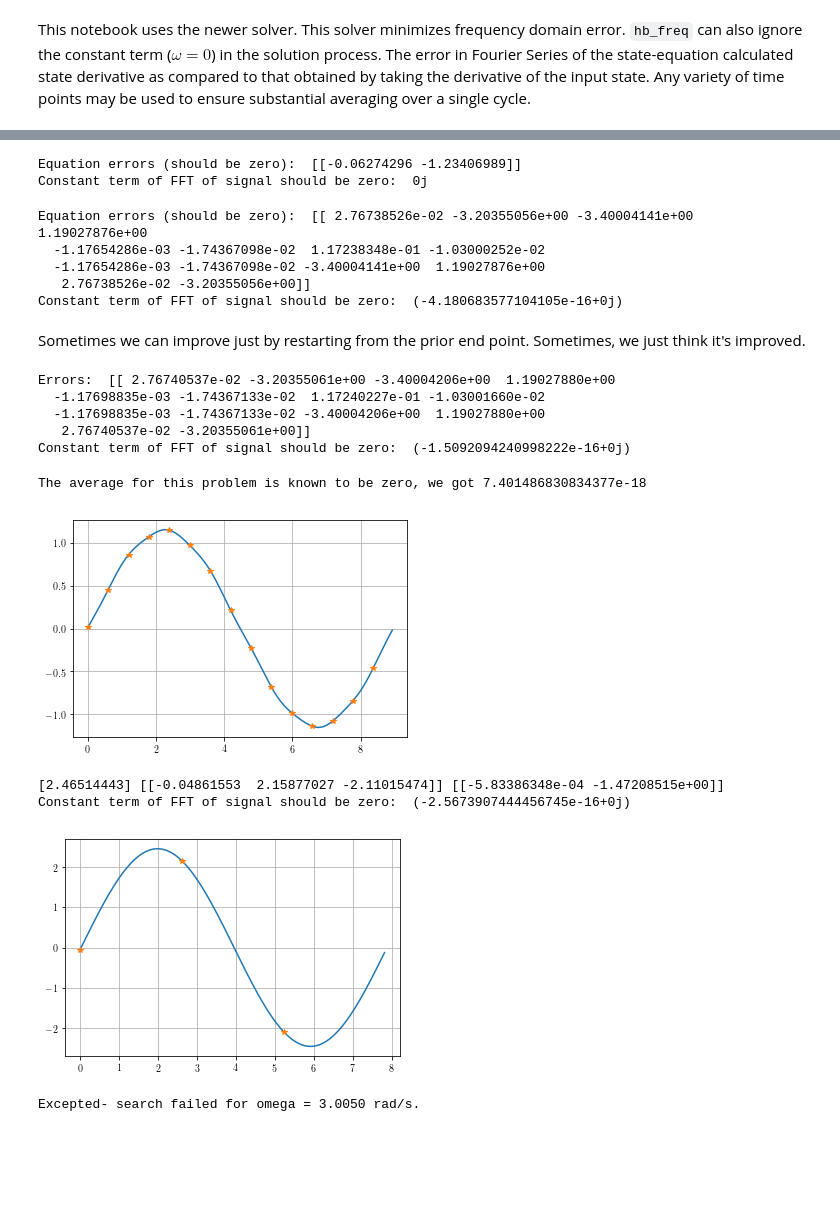
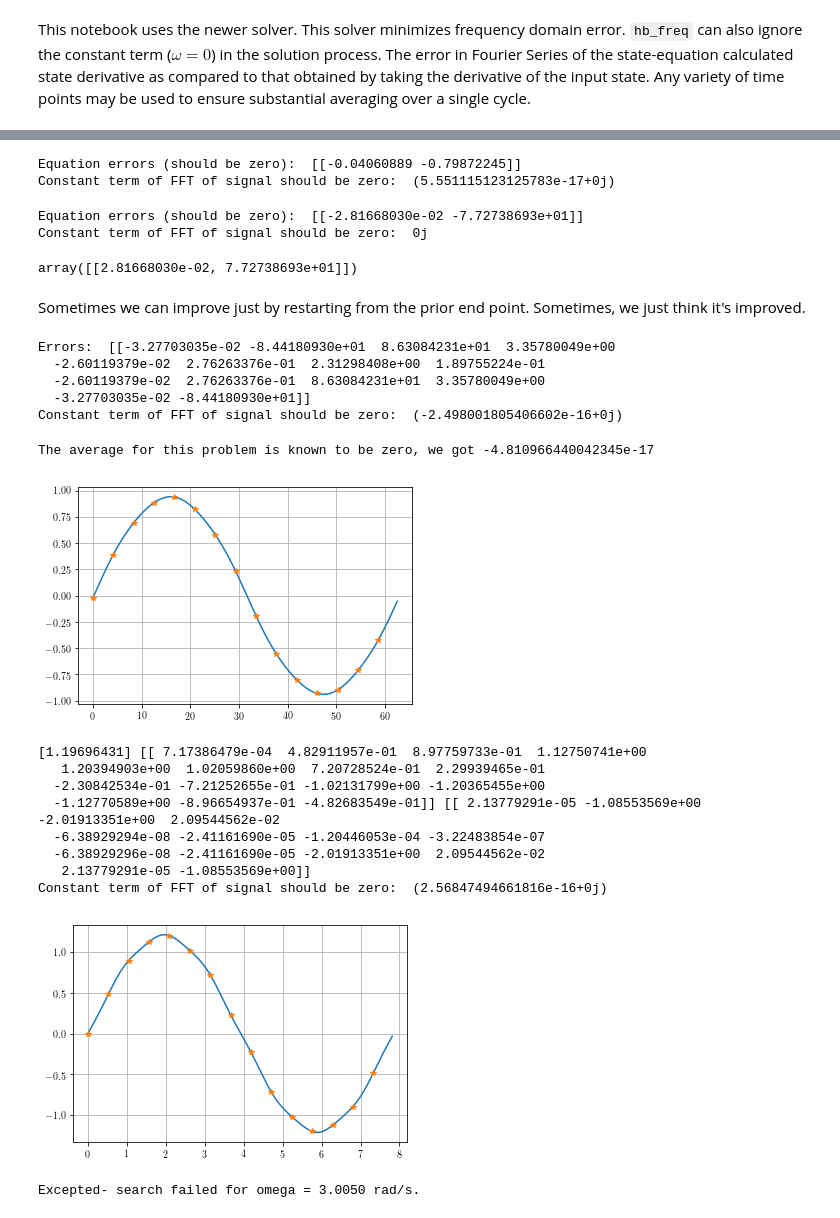
Before and after one commit to josephcslater/mousai, a Jupyter notebook: docs/tutorial/demos/Duffing_frequency.ipynb, the cells around one changed output, grey strips where cells are left out. Drawn from its saved outputs; the diff is of its cells as text; code cells hidden in the pictures; blank space fills up the shorter version.

```diff
--- a/docs/tutorial/demos/Duffing_frequency.ipynb
+++ b/docs/tutorial/demos/Duffing_frequency.ipynb
@@ -14,35 +17,36 @@ from scipy import pi, sin
 # %%
 # Test that all is working.
 # f_tol adjusts accuracy. This is smaller than reasonable, but illustrative of usage.
-t, x, e, amps, phases = ms.hb_freq(ms.duff_osc, sp.array([[0,1,-1]]), .7, f_tol = 1e-12)
+t, x, e, amps, phases = ms.hb_freq(ms.duff_osc, sp.array([[0,1,-1]]), omega = .7, f_tol = 1e-8)
 print('Equation errors (should be zero): ', e)
 print('Constant term of FFT of signal should be zero: ', ms.fftp.fft(x)[0,0])
 # %% [output]
-Equation errors (should be zero):  [[-0.06274296 -1.23406989]]
-Constant term of FFT of signal should be zero:  0j
+Equation errors (should be zero):  [[-0.04060889 -0.79872245]]
+Constant term of FFT of signal should be zero:  (5.551115123125783e-17+0j)
 # %%
 # Using more harmonics.
-t, x, e, amps, phases = ms.hb_freq(ms.duff_osc, x0 = sp.array([[0,1,-1]]), omega = .7, num_harmonics= 7)
+t, x, e, amps, phases = ms.hb_freq(ms.duff_osc, x0 = sp.array([[0,1,-1]]), omega = .1, num_harmonics= 1)
 print('Equation errors (should be zero): ', e)
 print('Constant term of FFT of signal should be zero: ', ms.fftp.fft(x)[0,0])
 # %% [output]
-Equation errors (should be zero):  [[ 2.76738526e-02 -3.20355056e+00 -3.40004141e+00  1.19027876e+00
-  -1.17654286e-03 -1.74367098e-02  1.17238348e-01 -1.03000252e-02
-  -1.17654286e-03 -1.74367098e-02 -3.40004141e+00  1.19027876e+00
-   2.76738526e-02 -3.20355056e+00]]
-Constant term of FFT of signal should be zero:  (-4.180683577104105e-16+0j)
+Equation errors (should be zero):  [[-2.81668030e-02 -7.72738693e+01]]
+Constant term of FFT of signal should be zero:  0j
+# %%
+np.abs(e)
+# %% [output]
+array([[2.81668030e-02, 7.72738693e+01]])
 # %% [markdown]
 Sometimes we can improve just by restarting from the prior end point. Sometimes, we just think it's improved.
 # %%
-t, x, e, amps, phases = ms.hb_freq(ms.duff_osc, x0 = x, omega = .7, num_harmonics= 7)
+t, x, e, amps, phases = ms.hb_freq(ms.duff_osc, x0 = x, omega = 0.1, num_harmonics= 7)
 print('Errors: ', e)
 print('Constant term of FFT of signal should be zero: ', ms.fftp.fft(x)[0,0])
 # %% [output]
-Errors:  [[ 2.76740537e-02 -3.20355061e+00 -3.40004206e+00  1.19027880e+00
-  -1.17698835e-03 -1.74367133e-02  1.17240227e-01 -1.03001660e-02
-  -1.17698835e-03 -1.74367133e-02 -3.40004206e+00  1.19027880e+00
-   2.76740537e-02 -3.20355061e+00]]
-Constant term of FFT of signal should be zero:  (-1.5092094240998222e-16+0j)
+Errors:  [[-3.27703035e-02 -8.44180930e+01  8.63084231e+01  3.35780049e+00
+  -2.60119379e-02  2.76263376e-01  2.31298408e+00  1.89755224e-01
+  -2.60119379e-02  2.76263376e-01  8.63084231e+01  3.35780049e+00
+  -3.27703035e-02 -8.44180930e+01]]
+Constant term of FFT of signal should be zero:  (-2.498001805406602e-16+0j)
 # %%
 # Let's get a smoother response
 time, xc = ms.time_history(t,x)
@@ -50,26 +54,32 @@ plt.plot(time,xc.T,t,x.T,'*')
 plt.grid(True)
 print('The average for this problem is known to be zero, we got', sp.average(x))
 # %% [output]
-The average for this problem is known to be zero, we got 7.401486830834377e-18
+The average for this problem is known to be zero, we got -4.810966440042345e-17
-[figure, old version]
+[figure, new version]
 # %%
 def duff_osc2(x, v, params):
     omega = params['omega']
     t = params['cur_time']
     return np.array([[-x-.01*x**3-.01*v+1*sin(omega*t)]])
 # %%
-t, x, e, amps, phases = ms.hb_freq(duff_osc2, sp.array([[0,1,-1]]), omega = 0.8, num_harmonics=1)
+t, x, e, amps, phases = ms.hb_freq(duff_osc2, sp.array([[0,1,-1]]), omega = 0.8, num_harmonics=7)
 
 print(amps, x, e)
 print('Constant term of FFT of signal should be zero: ', ms.fftp.fft(x)[0,0])
 time, xc = ms.time_history(t,x)
 
 plt.plot(time, xc.T, t, x.T, '*')
 plt.grid(True)
 # %% [output]
-[2.46514443] [[-0.04861553  2.15877027 -2.11015474]] [[-5.83386348e-04 -1.47208515e+00]]
-Constant term of FFT of signal should be zero:  (-2.5673907444456745e-16+0j)
+[1.19696431] [[ 7.17386479e-04  4.82911957e-01  8.97759733e-01  1.12750741e+00
+   1.20394903e+00  1.02059860e+00  7.20728524e-01  2.29939465e-01
+  -2.30842534e-01 -7.21252655e-01 -1.02131799e+00 -1.20365455e+00
+  -1.12770589e+00 -8.96654937e-01 -4.82683549e-01]] [[ 2.13779291e-05 -1.08553569e+00 -2.01913351e+00  2.09544562e-02
+  -6.38929294e-08 -2.41161690e-05 -1.20446053e-04 -3.22483854e-07
+  -6.38929296e-08 -2.41161690e-05 -2.01913351e+00  2.09544562e-02
+   2.13779291e-05 -1.08553569e+00]]
+Constant term of FFT of signal should be zero:  (2.56847494661816e-16+0j)
-[figure, old version]
+[figure, new version]
 # %%
 omega = sp.linspace(0.1,3,200)+1/200
 amp = sp.zeros_like(omega)
```
Also changed, not shown: parts of 1 cell of this notebook, 2 other files.
